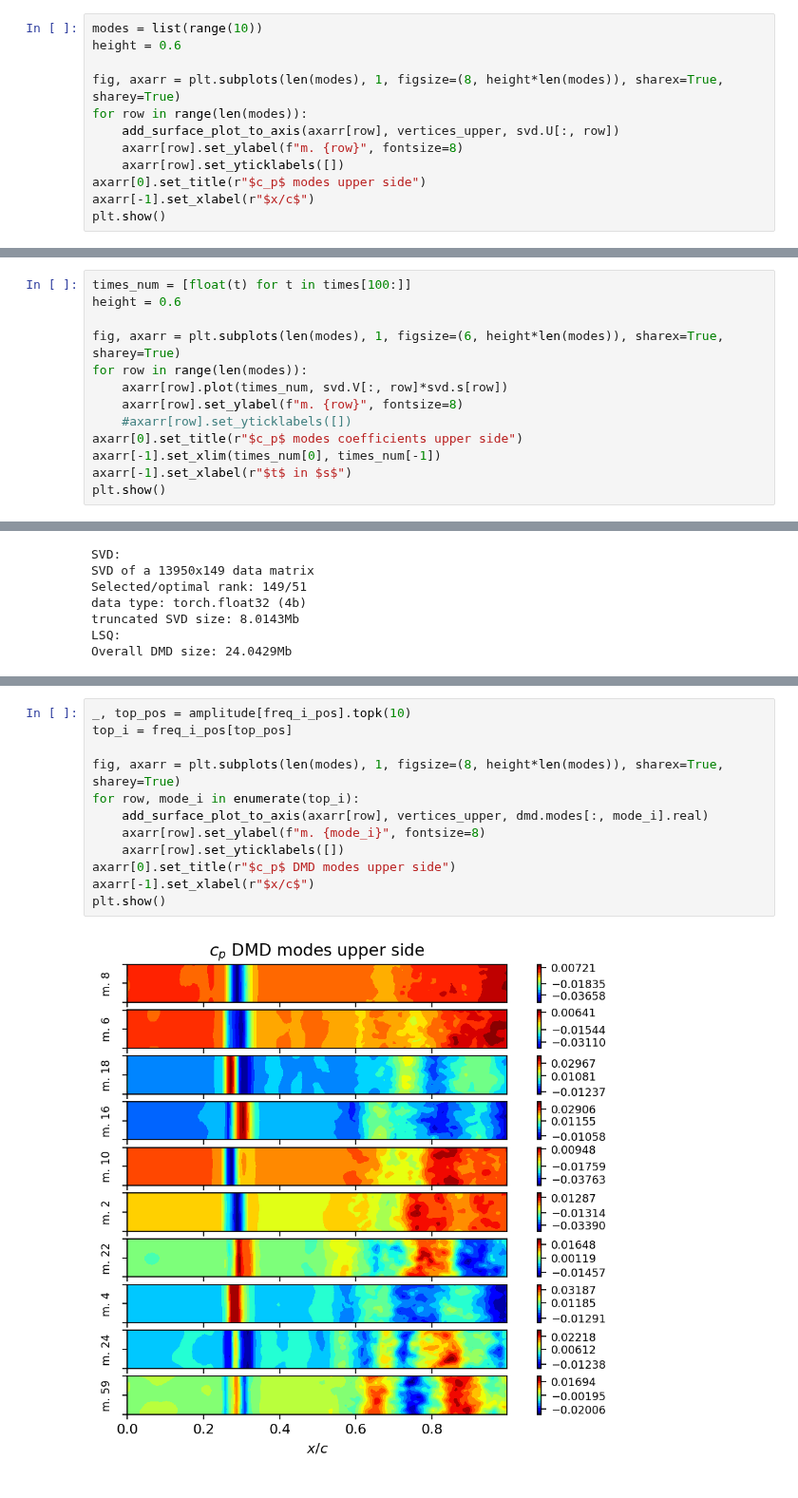
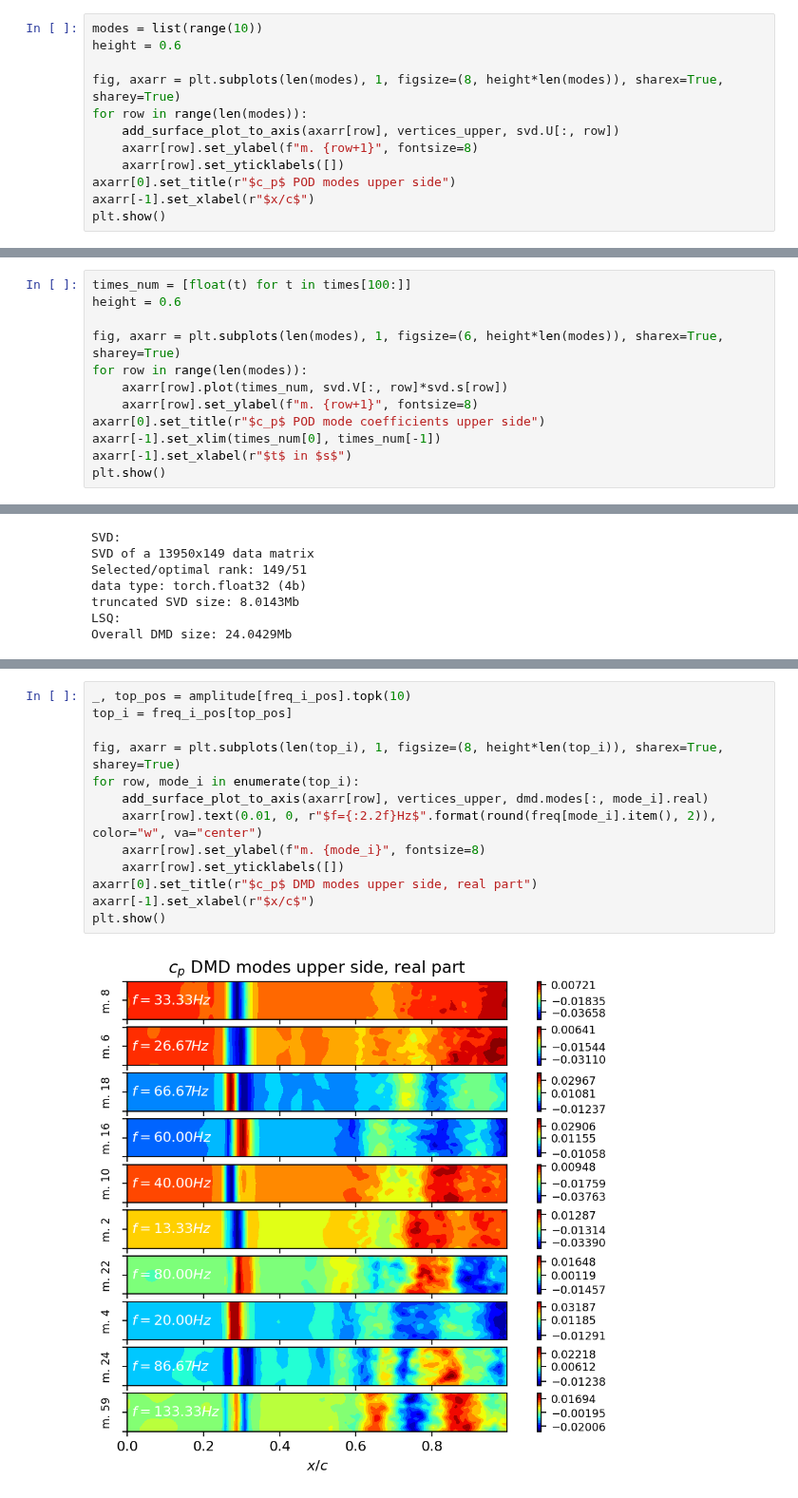
Before and after one commit to FlowModelingControl/flowtorch, a Jupyter notebook: docs/source/notebooks/dmd_naca0012_surface.ipynb, the cells around one changed output, grey strips where cells are left out. Shown at 95% size. Cells and saved outputs as stored; diff of their text form.

```diff
--- a/docs/source/notebooks/dmd_naca0012_surface.ipynb
+++ b/docs/source/notebooks/dmd_naca0012_surface.ipynb
@@ -141,9 +141,9 @@ height = 0.6
 fig, axarr = plt.subplots(len(modes), 1, figsize=(8, height*len(modes)), sharex=True, sharey=True)
 for row in range(len(modes)):
     add_surface_plot_to_axis(axarr[row], vertices_upper, svd.U[:, row])
-    axarr[row].set_ylabel(f"m. {row}", fontsize=8)
+    axarr[row].set_ylabel(f"m. {row+1}", fontsize=8)
     axarr[row].set_yticklabels([])
-axarr[0].set_title(r"$c_p$ modes upper side")
+axarr[0].set_title(r"$c_p$ POD modes upper side")
 axarr[-1].set_xlabel(r"$x/c$")
 plt.show()
 # %% [output]
@@ -155,9 +155,8 @@ height = 0.6
 fig, axarr = plt.subplots(len(modes), 1, figsize=(6, height*len(modes)), sharex=True, sharey=True)
 for row in range(len(modes)):
     axarr[row].plot(times_num, svd.V[:, row]*svd.s[row])
-    axarr[row].set_ylabel(f"m. {row}", fontsize=8)
-    #axarr[row].set_yticklabels([])
-axarr[0].set_title(r"$c_p$ modes coefficients upper side")
+    axarr[row].set_ylabel(f"m. {row+1}", fontsize=8)
+axarr[0].set_title(r"$c_p$ POD mode coefficients upper side")
 axarr[-1].set_xlim(times_num[0], times_num[-1])
 axarr[-1].set_xlabel(r"$t$ in $s$")
 plt.show()
@@ -214,14 +221,15 @@ A DMD mode shows us, which regions fluctuate jointly at the frequency associated
 # %%
 _, top_pos = amplitude[freq_i_pos].topk(10)
 top_i = freq_i_pos[top_pos]
 
-fig, axarr = plt.subplots(len(modes), 1, figsize=(8, height*len(modes)), sharex=True, sharey=True)
+fig, axarr = plt.subplots(len(top_i), 1, figsize=(8, height*len(top_i)), sharex=True, sharey=True)
 for row, mode_i in enumerate(top_i):
     add_surface_plot_to_axis(axarr[row], vertices_upper, dmd.modes[:, mode_i].real)
+    axarr[row].text(0.01, 0, r"$f={:2.2f}Hz$".format(round(freq[mode_i].item(), 2)), color="w", va="center")
     axarr[row].set_ylabel(f"m. {mode_i}", fontsize=8)
     axarr[row].set_yticklabels([])
-axarr[0].set_title(r"$c_p$ DMD modes upper side")
+axarr[0].set_title(r"$c_p$ DMD modes upper side, real part")
 axarr[-1].set_xlabel(r"$x/c$")
 plt.show()
 # %% [output]
-[figure, old version]
+[figure, new version]
```
Also changed, not shown: parts of 24 cells of this notebook.
